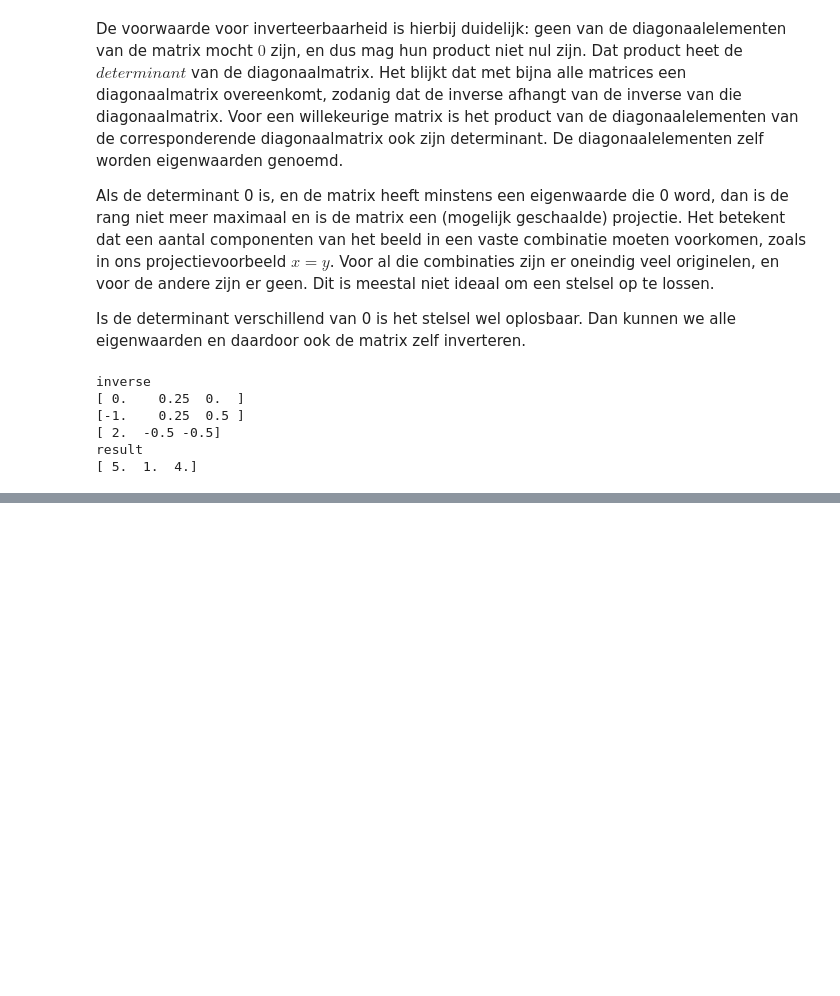
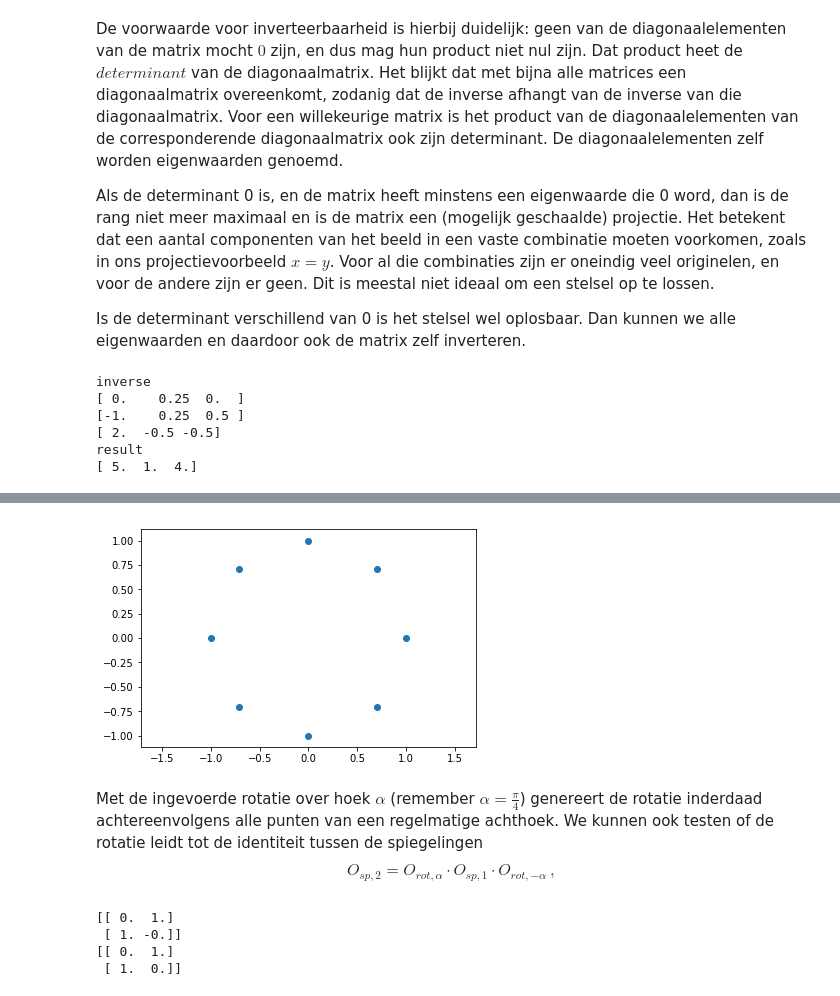
Before and after one commit to jvdoorss/MatrixTutorial, a Jupyter notebook: MatrixTutorial.ipynb, the cells around one changed output, grey strips where cells are left out. Drawn from its saved outputs; the diff is of its cells as text; code cells hidden in the pictures; blank space fills up the shorter version.

```diff
--- a/MatrixTutorial.ipynb
+++ b/MatrixTutorial.ipynb
@@ -368,0 +399,9 @@ $$(\Delta_i,R_i,L_i) \mapsto (a^\parallel_i,a^\perp_i)$$
+# %%
+Osp1 = np.diag([1,-1])
+a = np.pi / 4
+Osp2 = np.array([[np.cos(2*a),np.sin(2*a)],[np.sin(2*a),-np.cos(2*a)]])
+
+v= np.array([2,1])
+print(v)
+print(np.dot(Osp1,v))
+print(np.dot(Osp2,v))
@@ -368,0 +418,25 @@ $$(\Delta_i,R_i,L_i) \mapsto (a^\parallel_i,a^\perp_i)$$
+# %%
+Orot = np.array([[np.cos(a),-np.sin(a)],[np.sin(a),np.cos(a)]])
+vs=[np.array([1,0])]
+for i in range(7):
+    vs += [np.dot(Orot,vs[-1])]
+xs = [v[0] for v in vs]
+ys = [v[1] for v in vs]
+
+fig,ax = plt.subplots()
+ax.scatter(xs,ys)
+ax.set_aspect('equal', 'datalim')
+plt.show()
+# %% [output]
+[figure, added]
+# %% [markdown]
+Met de ingevoerde rotatie over hoek $\alpha$ (remember $\alpha=\frac{\pi}{4}$) genereert de rotatie inderdaad achtereenvolgens alle punten van een regelmatige achthoek. We kunnen ook testen of de rotatie leidt tot de identiteit tussen de spiegelingen
+$$O_{sp,2} = O_{rot,\alpha}\cdot O_{sp,1}\cdot O_{rot,-\alpha}\,,$$
+# %%
+print(Osp2.round(2))
+print(np.dot(np.dot(Orot,Osp1),Orot.T).round(2))
+# %% [output]
+[[ 0.  1.]
+ [ 1. -0.]]
+[[ 0.  1.]
+ [ 1.  0.]]
```
Also changed, not shown: parts of 36 cells of this notebook.
